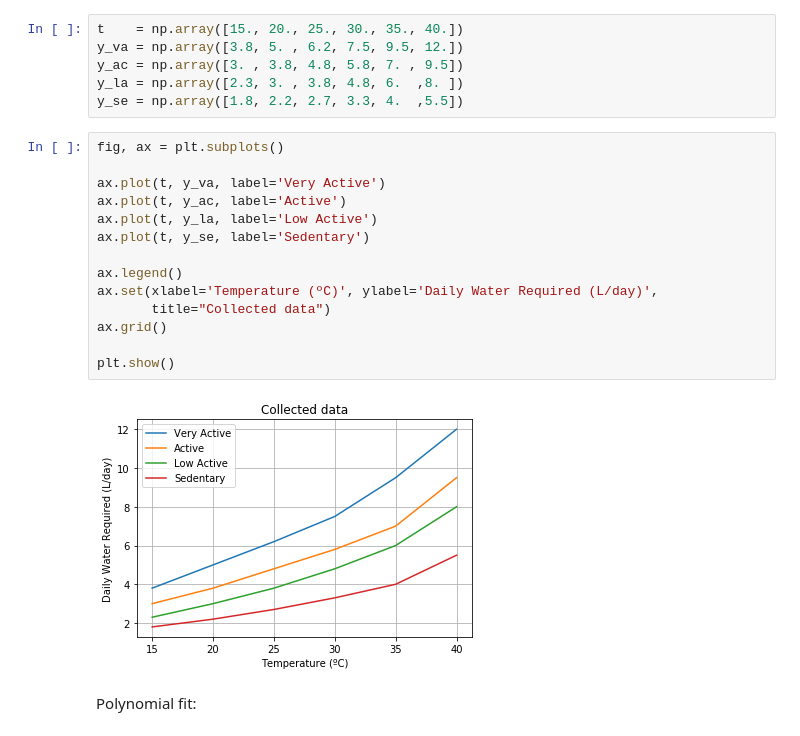
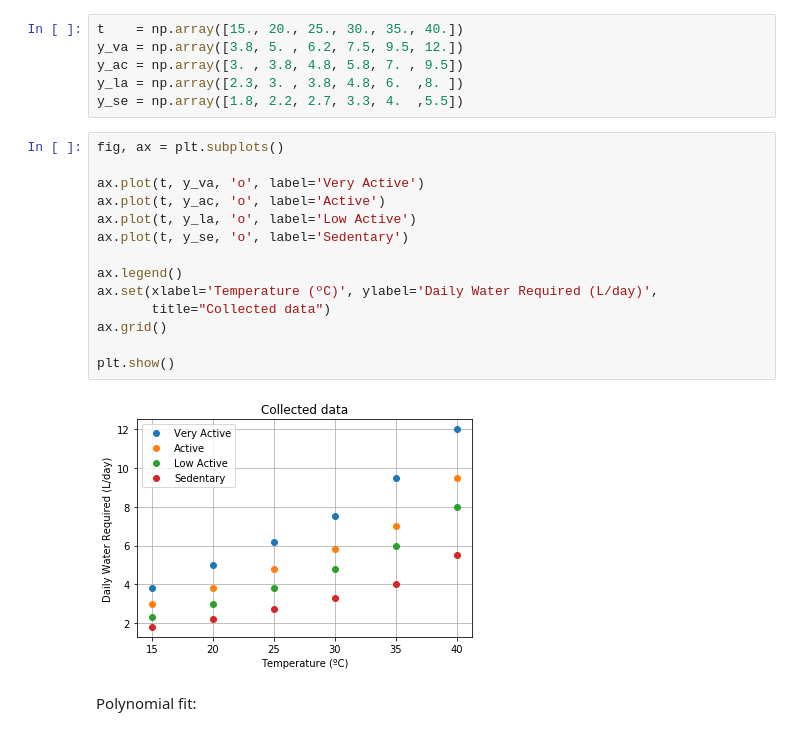
Before and after one commit to duartegalvao/Smart-Bottle, a Jupyter notebook: experiments/Classification Test.ipynb, the cells around one changed output. Cells and saved outputs as stored; diff of their text form.

```diff
--- a/experiments/Classification Test.ipynb
+++ b/experiments/Classification Test.ipynb
@@ -19,19 +19,19 @@ y_se = np.array([1.8, 2.2, 2.7, 3.3, 4.  ,5.5])
 # %%
 fig, ax = plt.subplots()
 
-ax.plot(t, y_va, label='Very Active')
-ax.plot(t, y_ac, label='Active')
-ax.plot(t, y_la, label='Low Active')
-ax.plot(t, y_se, label='Sedentary')
+ax.plot(t, y_va, 'o', label='Very Active')
+ax.plot(t, y_ac, 'o', label='Active')
+ax.plot(t, y_la, 'o', label='Low Active')
+ax.plot(t, y_se, 'o', label='Sedentary')
 
 ax.legend()
 ax.set(xlabel='Temperature (ºC)', ylabel='Daily Water Required (L/day)',
        title="Collected data")
 ax.grid()
 
 plt.show()
 # %% [output]
-[figure, old version]
+[figure, new version]
 # %% [markdown]
 Polynomial fit:
 # %%
```
Also changed, not shown: parts of 10 cells of this notebook, 6 other files.
